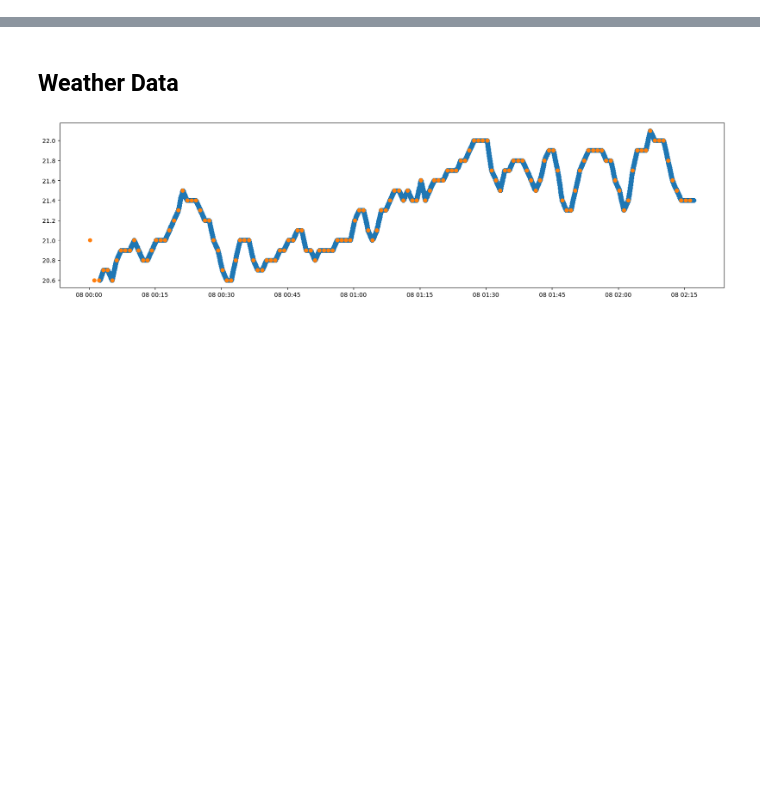
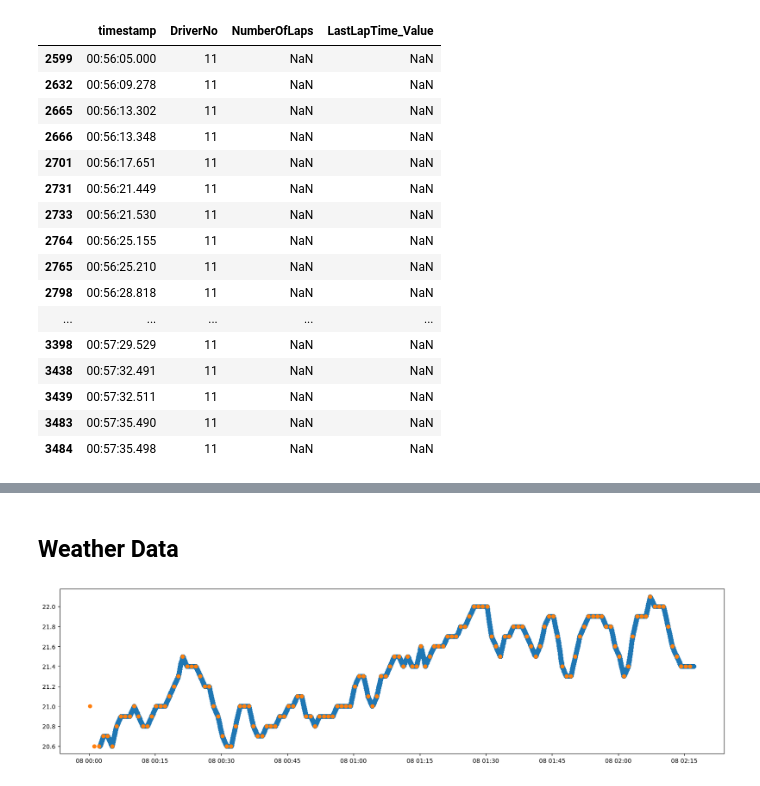
Before and after one commit to GoktugOcal/LiveF1, a Jupyter notebook: test.ipynb, the cells around one changed output, grey strips where cells are left out. Saved outputs shown, nothing was run; the diff lists cells and outputs as text; code cells hidden in the pictures; blank space fills up the shorter version.

```diff
--- a/test.ipynb
+++ b/test.ipynb
@@ -45,0 +83,20 @@ display(df_car[df_car['DriverNo'] == "44"].head(10))
+# %%
+df_exp[["timestamp","DriverNo","NumberOfLaps","LastLapTime_Value"]][(df_exp["DriverNo"] == "11")].iloc[150:200]
+# %% [output]
+|  | timestamp | DriverNo | NumberOfLaps | LastLapTime_Value |
+| 2599 | 00:56:05.000 | 11 | NaN | NaN |
+| 2632 | 00:56:09.278 | 11 | NaN | NaN |
+| 2665 | 00:56:13.302 | 11 | NaN | NaN |
+| 2666 | 00:56:13.348 | 11 | NaN | NaN |
+| 2701 | 00:56:17.651 | 11 | NaN | NaN |
+| 2731 | 00:56:21.449 | 11 | NaN | NaN |
+| 2733 | 00:56:21.530 | 11 | NaN | NaN |
+| 2764 | 00:56:25.155 | 11 | NaN | NaN |
+| 2765 | 00:56:25.210 | 11 | NaN | NaN |
+| 2798 | 00:56:28.818 | 11 | NaN | NaN |
+| ... | ... | ... | ... | ... |
+| 3398 | 00:57:29.529 | 11 | NaN | NaN |
+| 3438 | 00:57:32.491 | 11 | NaN | NaN |
+| 3439 | 00:57:32.511 | 11 | NaN | NaN |
+| 3483 | 00:57:35.490 | 11 | NaN | NaN |
+| 3484 | 00:57:35.498 | 11 | NaN | NaN |
```
Also changed, not shown: parts of 20 cells of this notebook, 1 other file.
